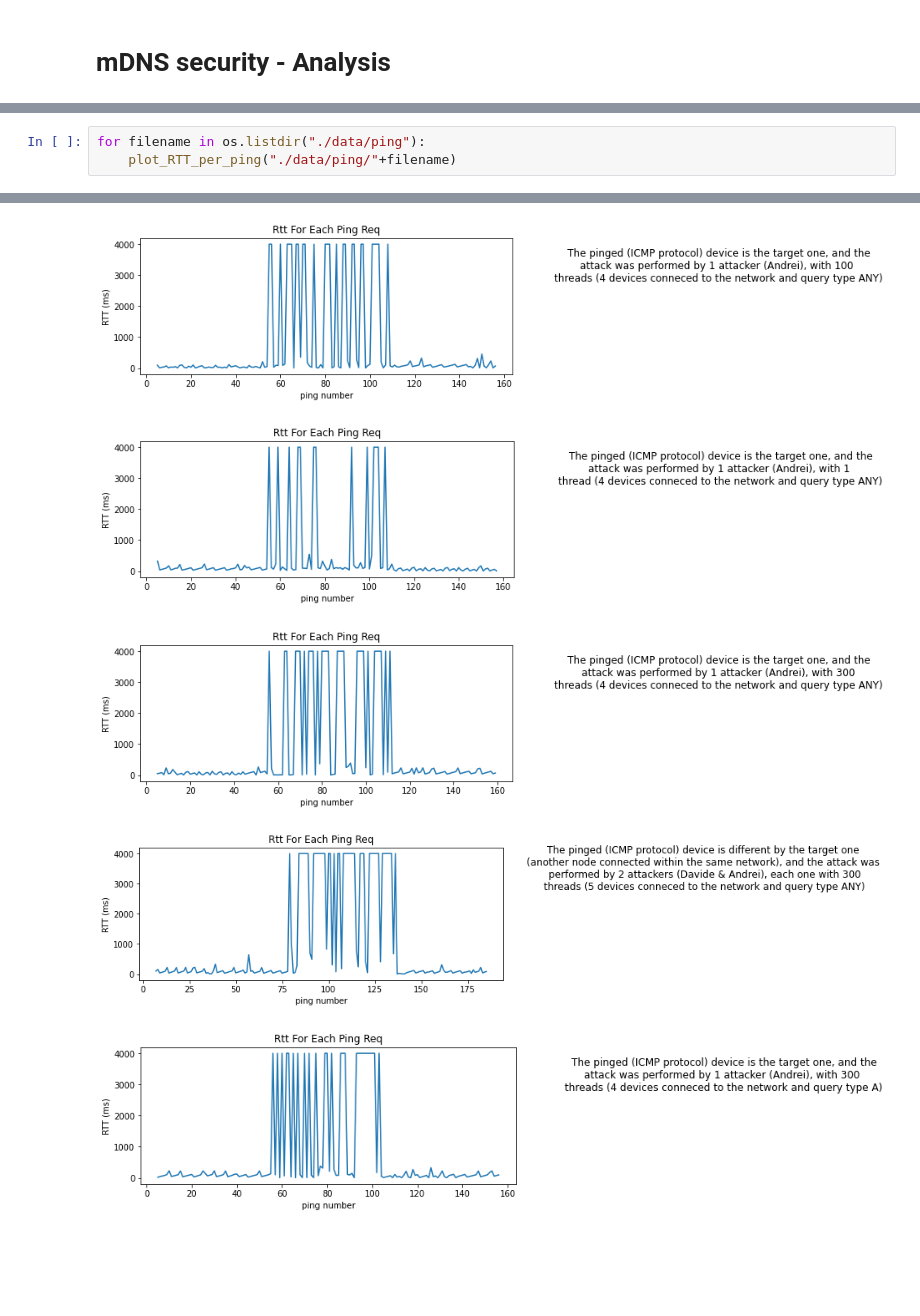
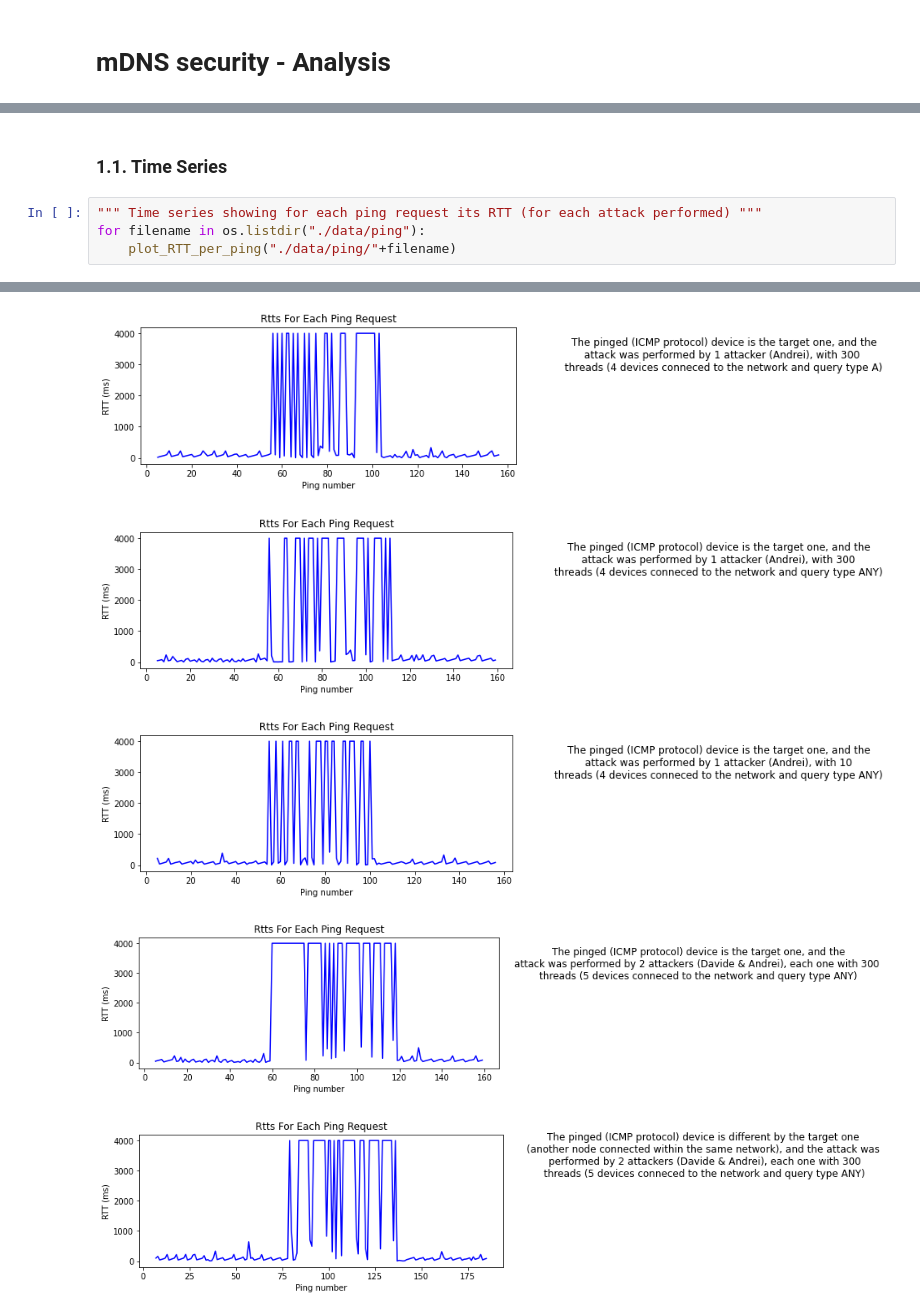
Before and after one commit to aiman-al-masoud/mdns-security, a Jupyter notebook: analysis/main.ipynb, the cells around one changed output, grey strips where cells are left out. Saved outputs shown, nothing was run; the diff lists cells and outputs as text; blank space fills up the shorter version.

```diff
--- a/analysis/main.ipynb
+++ b/analysis/main.ipynb
@@ -14,4 +10,7 @@ from data_analysis import *
+# %% [markdown]
+### 1.1. Time Series
 # %%
+""" Time series showing for each ping request its RTT (for each attack performed) """
 for filename in os.listdir("./data/ping"):
     plot_RTT_per_ping("./data/ping/"+filename)
 # %% [output]
@@ -21,5 +20,5 @@ for filename in os.listdir("./data/ping"):
-[figure, old version]
+[figure, new version]
-[figure, old version]
+[figure, new version]
-[figure, old version]
+[figure, new version]
-[figure, old version]
+[figure, new version]
-[figure, old version]
+[figure, new version]
```
Also changed, not shown: parts of 10 cells of this notebook, 9 other files.
